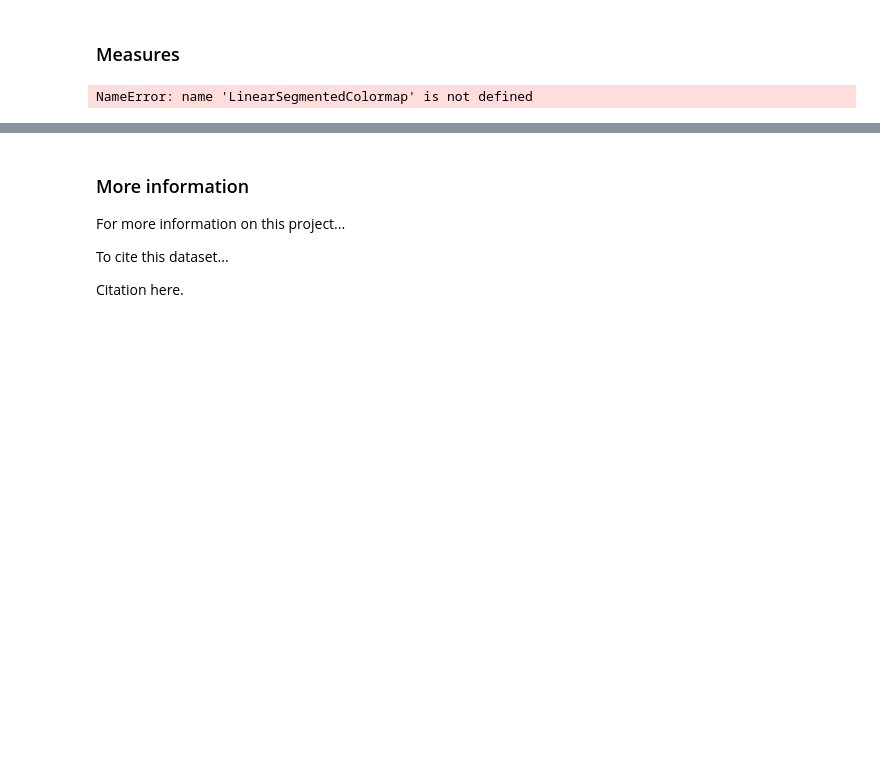
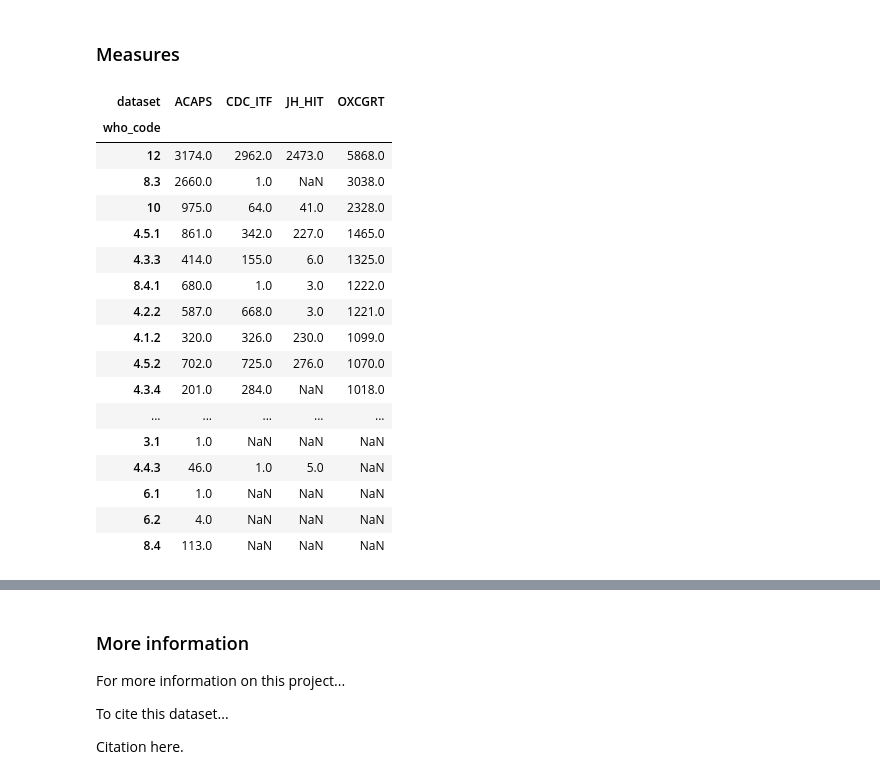
Before and after one commit to prakashsarnobat/WHO_PHSM_Cleaning_Prakash, a Jupyter notebook: reporting/summary_report.ipynb, the cells around one changed output, grey strips where cells are left out. Saved outputs shown, nothing was run; the diff lists cells and outputs as text; code cells hidden in the pictures; blank space fills up the shorter version.

```diff
--- a/reporting/summary_report.ipynb
+++ b/reporting/summary_report.ipynb
@@ -60,18 +108,26 @@ m = m.replace({'False':'Not implemented', 'True':'Implemented'})
-# %%
-lvls = {'Not implemented': 0, 'Implemented': 1}
-
-myColors = ('white', 'lightblue')
-
-cmap = LinearSegmentedColormap.from_list('Custom', myColors, len(myColors))
-
-#cmap = sns.color_palette(cmap, len(lvls))
-ax = sns.heatmap(m.replace(lvls), cmap=cmap, cbar_kws={"shrink": .08})
-_ = ax.set(ylabel='Country', xlabel='WHO PHSM Measure')
-
-colorbar = ax.collections[0].colorbar
-r = colorbar.vmax - colorbar.vmin
-n = len(lvls)
-colorbar.set_ticks([colorbar.vmin + r / n * (0.5 + i) for i in range(n)])
-colorbar.set_ticklabels(list(lvls.keys()))
-# %% [output]
-NameError: name 'LinearSegmentedColormap' is not defined
+# %%
+m = master.loc[master['processed'] == 'sequenced', ['dataset', 'who_code', 'who_id']]
+m = m.groupby(['dataset', 'who_code']).count().reset_index()
+#m['who_code'] = ['measure_' + x for x in m['who_code']]
+#m = m.loc[m['dataset'] == 'OXCGRT', :]
+m = m.pivot(index='who_code', columns='dataset', values='who_id')
+m = m.sort_values(by = 'OXCGRT', ascending = False)
+# %% [output]
+| dataset | ACAPS | CDC_ITF | JH_HIT | OXCGRT |
+| who_code |  |  |  |  |
+| 12 | 3174.0 | 2962.0 | 2473.0 | 5868.0 |
+| 8.3 | 2660.0 | 1.0 | NaN | 3038.0 |
+| 10 | 975.0 | 64.0 | 41.0 | 2328.0 |
+| 4.5.1 | 861.0 | 342.0 | 227.0 | 1465.0 |
+| 4.3.3 | 414.0 | 155.0 | 6.0 | 1325.0 |
+| 8.4.1 | 680.0 | 1.0 | 3.0 | 1222.0 |
+| 4.2.2 | 587.0 | 668.0 | 3.0 | 1221.0 |
+| 4.1.2 | 320.0 | 326.0 | 230.0 | 1099.0 |
+| 4.5.2 | 702.0 | 725.0 | 276.0 | 1070.0 |
+| 4.3.4 | 201.0 | 284.0 | NaN | 1018.0 |
+| ... | ... | ... | ... | ... |
+| 3.1 | 1.0 | NaN | NaN | NaN |
+| 4.4.3 | 46.0 | 1.0 | 5.0 | NaN |
+| 6.1 | 1.0 | NaN | NaN | NaN |
+| 6.2 | 4.0 | NaN | NaN | NaN |
+| 8.4 | 113.0 | NaN | NaN | NaN |
```
Also changed, not shown: parts of 8 cells of this notebook, 2 other files.
